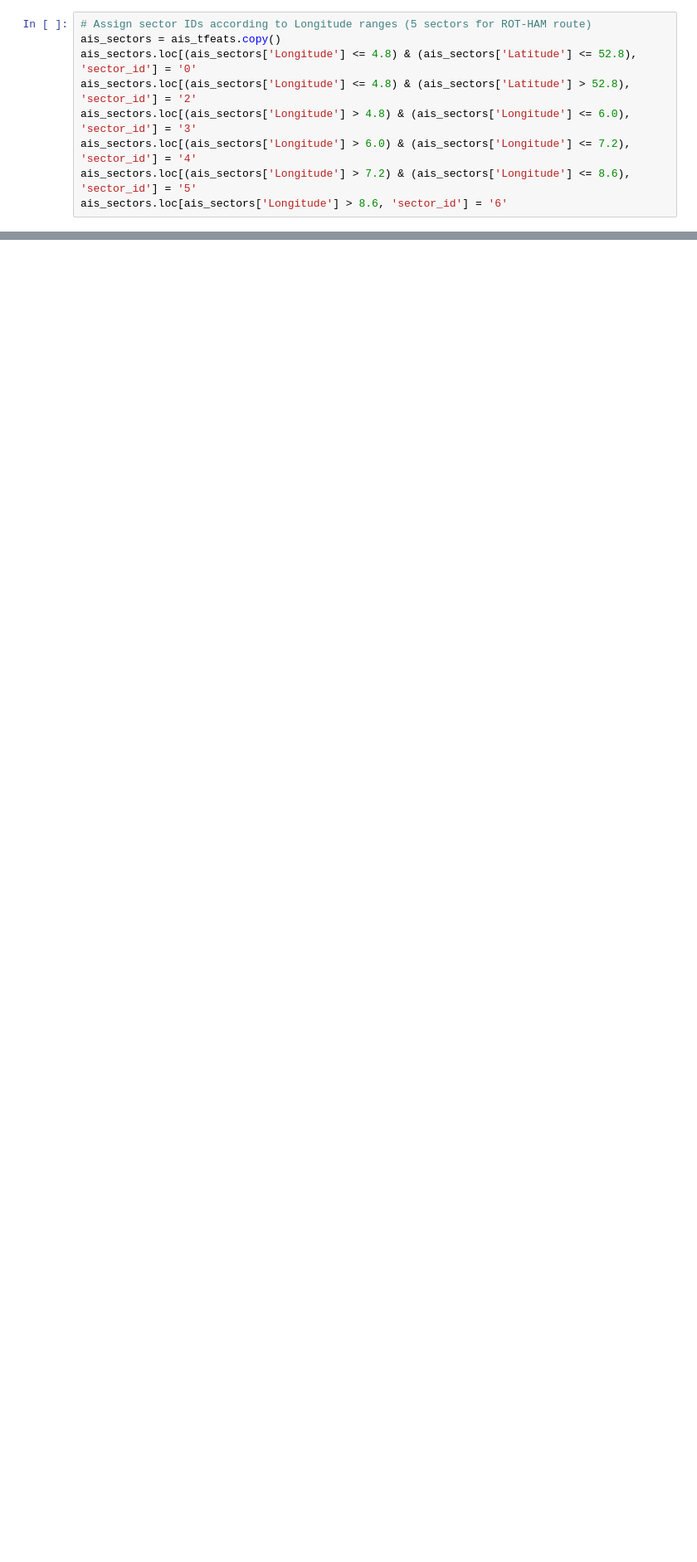
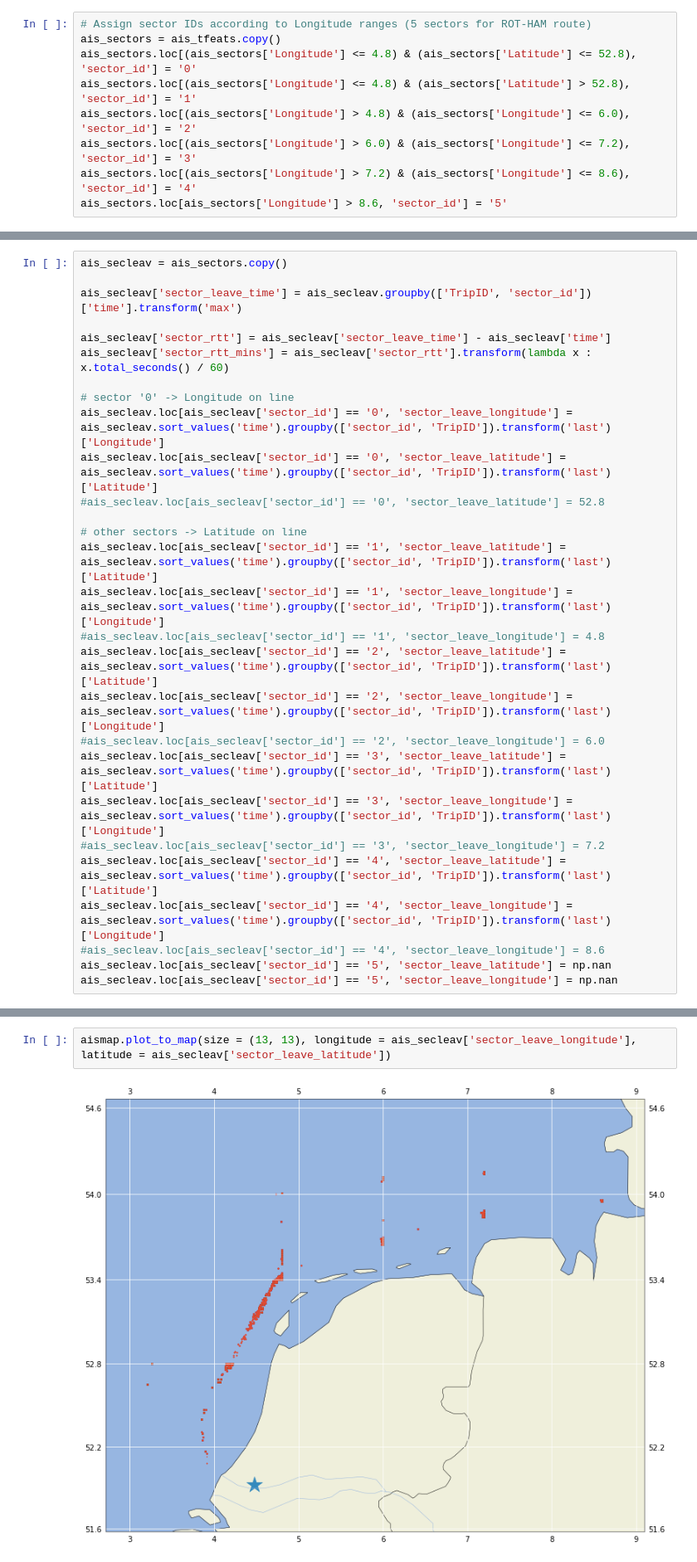
Before and after one commit to jank324/ais-predictor, a Jupyter notebook: data/filter ROT-HAM data.ipynb, the cells around one changed output, grey strips where cells are left out. Shown at 83% size. Saved outputs shown, nothing was run; the diff lists cells and outputs as text; blank space fills up the shorter version.

```diff
--- a/data/filter ROT-HAM data.ipynb
+++ b/data/filter ROT-HAM data.ipynb
@@ -261,8 +195,8 @@ Name: Longitude, dtype: float64
 # Assign sector IDs according to Longitude ranges (5 sectors for ROT-HAM route)
 ais_sectors = ais_tfeats.copy()
 ais_sectors.loc[(ais_sectors['Longitude'] <= 4.8) & (ais_sectors['Latitude'] <= 52.8), 'sector_id'] = '0'
-ais_sectors.loc[(ais_sectors['Longitude'] <= 4.8) & (ais_sectors['Latitude'] > 52.8), 'sector_id'] = '2'
-ais_sectors.loc[(ais_sectors['Longitude'] > 4.8) & (ais_sectors['Longitude'] <= 6.0), 'sector_id'] = '3'
-ais_sectors.loc[(ais_sectors['Longitude'] > 6.0) & (ais_sectors['Longitude'] <= 7.2), 'sector_id'] = '4'
-ais_sectors.loc[(ais_sectors['Longitude'] > 7.2) & (ais_sectors['Longitude'] <= 8.6), 'sector_id'] = '5'
-ais_sectors.loc[ais_sectors['Longitude'] > 8.6, 'sector_id'] = '6'
+ais_sectors.loc[(ais_sectors['Longitude'] <= 4.8) & (ais_sectors['Latitude'] > 52.8), 'sector_id'] = '1'
+ais_sectors.loc[(ais_sectors['Longitude'] > 4.8) & (ais_sectors['Longitude'] <= 6.0), 'sector_id'] = '2'
+ais_sectors.loc[(ais_sectors['Longitude'] > 6.0) & (ais_sectors['Longitude'] <= 7.2), 'sector_id'] = '3'
+ais_sectors.loc[(ais_sectors['Longitude'] > 7.2) & (ais_sectors['Longitude'] <= 8.6), 'sector_id'] = '4'
+ais_sectors.loc[ais_sectors['Longitude'] > 8.6, 'sector_id'] = '5'
@@ -332,0 +207,28 @@ test[~(test['Longitude'] == test['sector_leave_longitude'])]
+# %%
+ais_secleav = ais_sectors.copy()
+
+ais_secleav['sector_leave_time'] = ais_secleav.groupby(['TripID', 'sector_id'])['time'].transform('max')
+
+ais_secleav['sector_rtt'] = ais_secleav['sector_leave_time'] - ais_secleav['time']
+ais_secleav['sector_rtt_mins'] = ais_secleav['sector_rtt'].transform(lambda x : x.total_seconds() / 60)
+
+# sector '0' -> Longitude on line
+ais_secleav.loc[ais_secleav['sector_id'] == '0', 'sector_leave_longitude'] = ais_secleav.sort_values('time').groupby(['sector_id', 'TripID']).transform('last')['Longitude']
+ais_secleav.loc[ais_secleav['sector_id'] == '0', 'sector_leave_latitude'] = ais_secleav.sort_values('time').groupby(['sector_id', 'TripID']).transform('last')['Latitude']
+#ais_secleav.loc[ais_secleav['sector_id'] == '0', 'sector_leave_latitude'] = 52.8
+
+# other sectors -> Latitude on line
+ais_secleav.loc[ais_secleav['sector_id'] == '1', 'sector_leave_latitude'] = ais_secleav.sort_values('time').groupby(['sector_id', 'TripID']).transform('last')['Latitude']
+ais_secleav.loc[ais_secleav['sector_id'] == '1', 'sector_leave_longitude'] = ais_secleav.sort_values('time').groupby(['sector_id', 'TripID']).transform('last')['Longitude']
+#ais_secleav.loc[ais_secleav['sector_id'] == '1', 'sector_leave_longitude'] = 4.8
+ais_secleav.loc[ais_secleav['sector_id'] == '2', 'sector_leave_latitude'] = ais_secleav.sort_values('time').groupby(['sector_id', 'TripID']).transform('last')['Latitude']
+ais_secleav.loc[ais_secleav['sector_id'] == '2', 'sector_leave_longitude'] = ais_secleav.sort_values('time').groupby(['sector_id', 'TripID']).transform('last')['Longitude']
+#ais_secleav.loc[ais_secleav['sector_id'] == '2', 'sector_leave_longitude'] = 6.0
+ais_secleav.loc[ais_secleav['sector_id'] == '3', 'sector_leave_latitude'] = ais_secleav.sort_values('time').groupby(['sector_id', 'TripID']).transform('last')['Latitude']
+ais_secleav.loc[ais_secleav['sector_id'] == '3', 'sector_leave_longitude'] = ais_secleav.sort_values('time').groupby(['sector_id', 'TripID']).transform('last')['Longitude']
+#ais_secleav.loc[ais_secleav['sector_id'] == '3', 'sector_leave_longitude'] = 7.2
+ais_secleav.loc[ais_secleav['sector_id'] == '4', 'sector_leave_latitude'] = ais_secleav.sort_values('time').groupby(['sector_id', 'TripID']).transform('last')['Latitude']
+ais_secleav.loc[ais_secleav['sector_id'] == '4', 'sector_leave_longitude'] = ais_secleav.sort_values('time').groupby(['sector_id', 'TripID']).transform('last')['Longitude']
+#ais_secleav.loc[ais_secleav['sector_id'] == '4', 'sector_leave_longitude'] = 8.6
+ais_secleav.loc[ais_secleav['sector_id'] == '5', 'sector_leave_latitude'] = np.nan
+ais_secleav.loc[ais_secleav['sector_id'] == '5', 'sector_leave_longitude'] = np.nan
@@ -332,0 +285,4 @@ test[~(test['Longitude'] == test['sector_leave_longitude'])]
+# %%
+aismap.plot_to_map(size = (13, 13), longitude = ais_secleav['sector_leave_longitude'], latitude = ais_secleav['sector_leave_latitude'])
+# %% [output]
+[figure, added]
```
Also changed, not shown: parts of 36 cells of this notebook.
